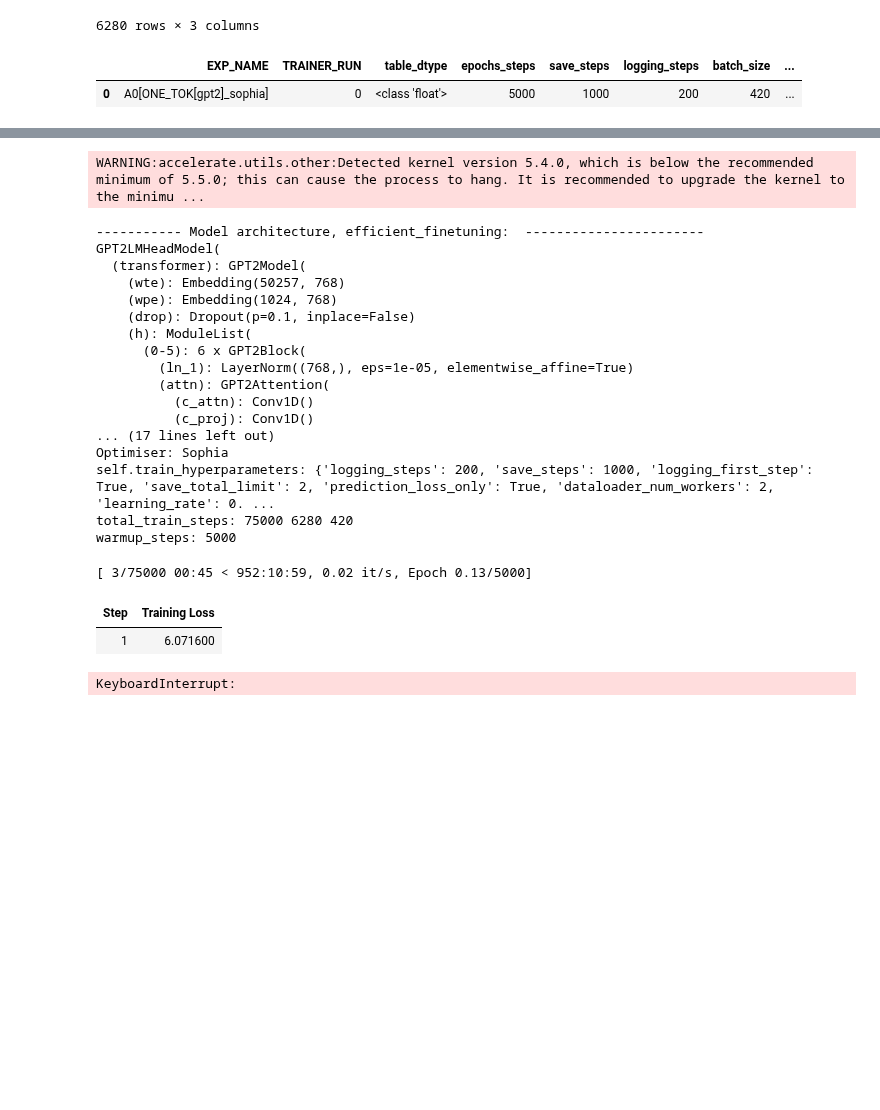
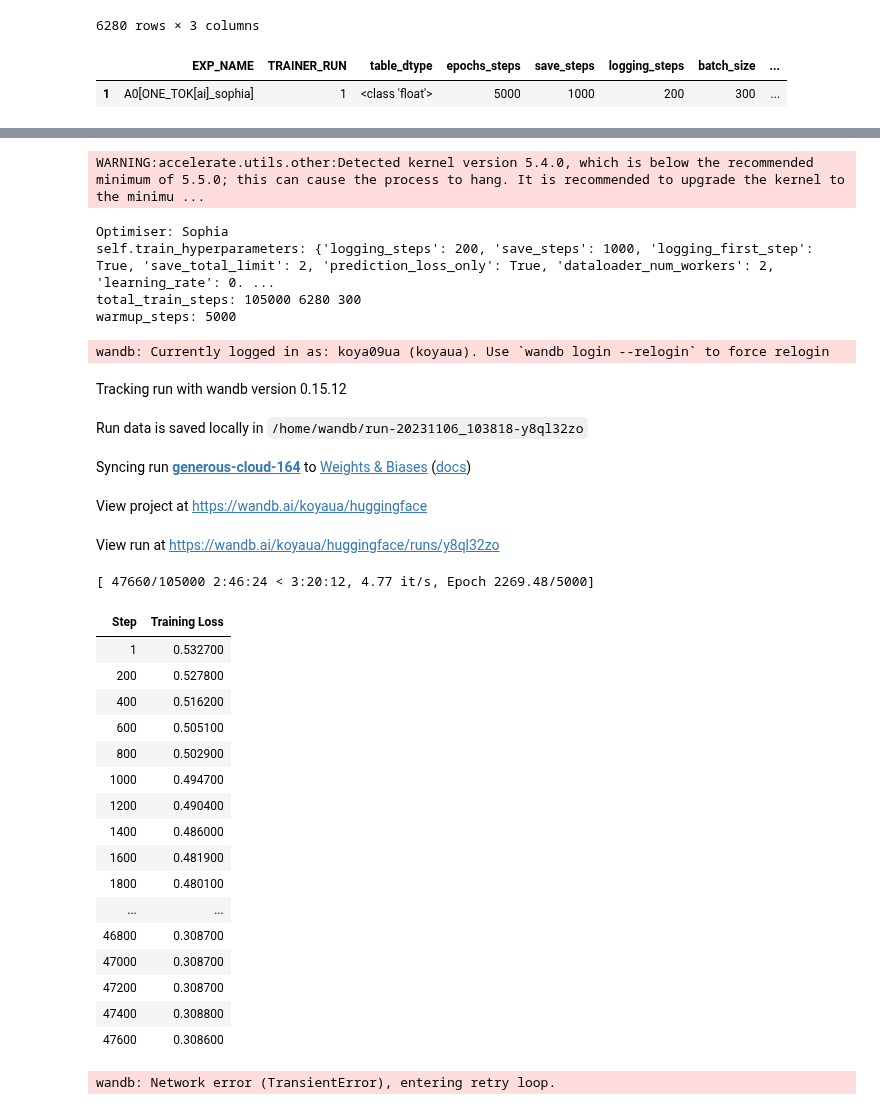
Before and after one commit to koyacolab/aispace, a Jupyter notebook: ai.ipynb, the cells around one changed output, grey strips where cells are left out. Drawn from its saved outputs; the diff is of its cells as text; code cells hidden in the pictures; blank space fills up the shorter version.

Commit message:
tokenizer trainable

```diff
--- a/ai.ipynb
+++ b/ai.ipynb
@@ -356,7 +356,7 @@ EXP_NAME = 'exp-T4'
 optimizer_fit = 'sophia'
 ##########################################################
 
-EXP_NAME = f'A0[ONE_TOK[gpt2]_{optimizer_fit}]'
+EXP_NAME = f'A0[ONE_TOK[ai]_{optimizer_fit}]'
 
 #### 1 ###########
 # learning_rate = 5e-5
@@ -381,18 +381,21 @@ logging_steps = 200 # 250 #25 #9380  #1000
 #### batch_size = 250 for T4
 batch_size = 200 #RGBN
 batch_size = 250 # 5 columns trainable
-batch_size = 420 #480 # 3 columns trainable
+batch_size = 300 #480 # 3 columns trainable
 #######################################
 step_checkpoint_list = [7000, 105000, 82000, 32000, 22000, 112000, 112000, 112000]
 step_checkpoint_list = [112000, 32000, 21000]
-step_checkpoint_list = [20000, 14000, 14000, 70000, 70000]
+step_checkpoint_list = [5000, ]
 
 lr_fit=1e-4
 learning_rate = lr_fit
 
 experiment_dir = ""
-TRAINER_RUN = 0
+TRAINER_RUN = 1
 RESUME_FROM_CHECKPOINT = False
+
+# 3. Log metrics over time to visualize performance
+wandb.log({"batch_size": batch_size})
 
 
 if TRAINER_RUN == 0:
@@ -471,7 +474,7 @@ model = GReaT(llm=load_model_path,
               seed=current_time,
               data_seed=current_time+int(time.time()),
               # optim=optimizer,
-              # fp16 = True,
+              fp16 = True,
               # torch_compile=True,   #### uncomment for Ampere
               # bf16=True,            #### uncomment for Ampere
               )
@@ -492,4 +495,4 @@ model.save(f'{experiment_dir}/model')
 TRAINER_DICT.to_csv(f'{experiment_dir}.csv')
 # %% [output]
 |  | EXP_NAME | TRAINER_RUN | table_dtype | epochs_steps | save_steps | logging_steps | batch_size | ... |
-| 0 | A0[ONE_TOK[gpt2]_sophia] | 0 | <class 'float'> | 5000 | 1000 | 200 | 420 | ... |
+| 1 | A0[ONE_TOK[ai]_sophia] | 1 | <class 'float'> | 5000 | 1000 | 200 | 300 | ... |
@@ -498,25 +516,33 @@ load_model_path: distilgpt2
 WARNING:accelerate.utils.other:Detected kernel version 5.4.0, which is below the recommended minimum of 5.5.0; this can cause the process to hang. It is recommended to upgrade the kernel to the minimu ...
------------ Model architecture, efficient_finetuning:  -----------------------
-GPT2LMHeadModel(
-  (transformer): GPT2Model(
-    (wte): Embedding(50257, 768)
-    (wpe): Embedding(1024, 768)
-    (drop): Dropout(p=0.1, inplace=False)
-    (h): ModuleList(
-      (0-5): 6 x GPT2Block(
-        (ln_1): LayerNorm((768,), eps=1e-05, elementwise_affine=True)
-        (attn): GPT2Attention(
-          (c_attn): Conv1D()
-          (c_proj): Conv1D()
-... (17 lines left out)
 Optimiser: Sophia
 self.train_hyperparameters: {'logging_steps': 200, 'save_steps': 1000, 'logging_first_step': True, 'save_total_limit': 2, 'prediction_loss_only': True, 'dataloader_num_workers': 2, 'learning_rate': 0. ...
-total_train_steps: 75000 6280 420
+total_train_steps: 105000 6280 300
 warmup_steps: 5000
-[ 3/75000 00:45 < 952:10:59, 0.02 it/s, Epoch 0.13/5000]
+wandb: Currently logged in as: koya09ua (koyaua). Use `wandb login --relogin` to force relogin
+Tracking run with wandb version 0.15.12
+Run data is saved locally in /home/wandb/run-20231106_103818-y8ql32zo
+Syncing run generous-cloud-164 to Weights & Biases (docs)
+View project at https://wandb.ai/koyaua/huggingface
+View run at https://wandb.ai/koyaua/huggingface/runs/y8ql32zo
+[ 47660/105000 2:46:24 < 3:20:12, 4.77 it/s, Epoch 2269.48/5000]
 | Step | Training Loss |
-| 1 | 6.071600 |
+| 1 | 0.532700 |
+| 200 | 0.527800 |
+| 400 | 0.516200 |
+| 600 | 0.505100 |
+| 800 | 0.502900 |
+| 1000 | 0.494700 |
+| 1200 | 0.490400 |
+| 1400 | 0.486000 |
+| 1600 | 0.481900 |
+| 1800 | 0.480100 |
+| ... | ... |
+| 46800 | 0.308700 |
+| 47000 | 0.308700 |
+| 47200 | 0.308700 |
+| 47400 | 0.308800 |
+| 47600 | 0.308600 |
-KeyboardInterrupt:
+wandb: Network error (TransientError), entering retry loop.
 # %%
 from google.colab import runtime
 runtime.unassign()
```
Also changed, not shown: parts of 2 cells of this notebook.
